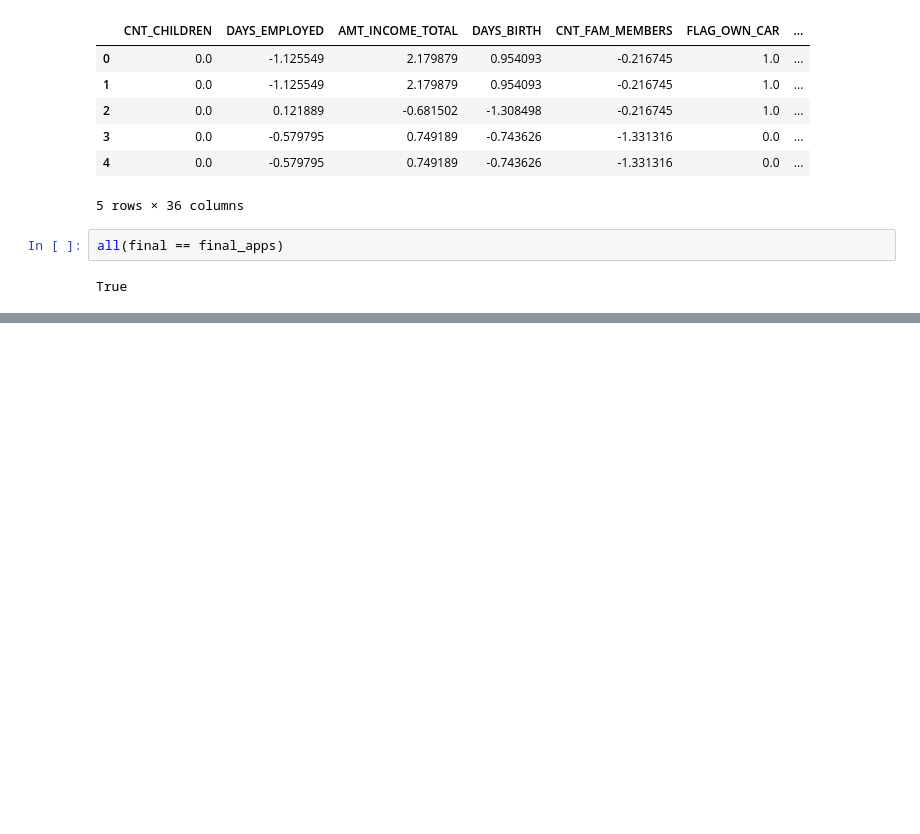
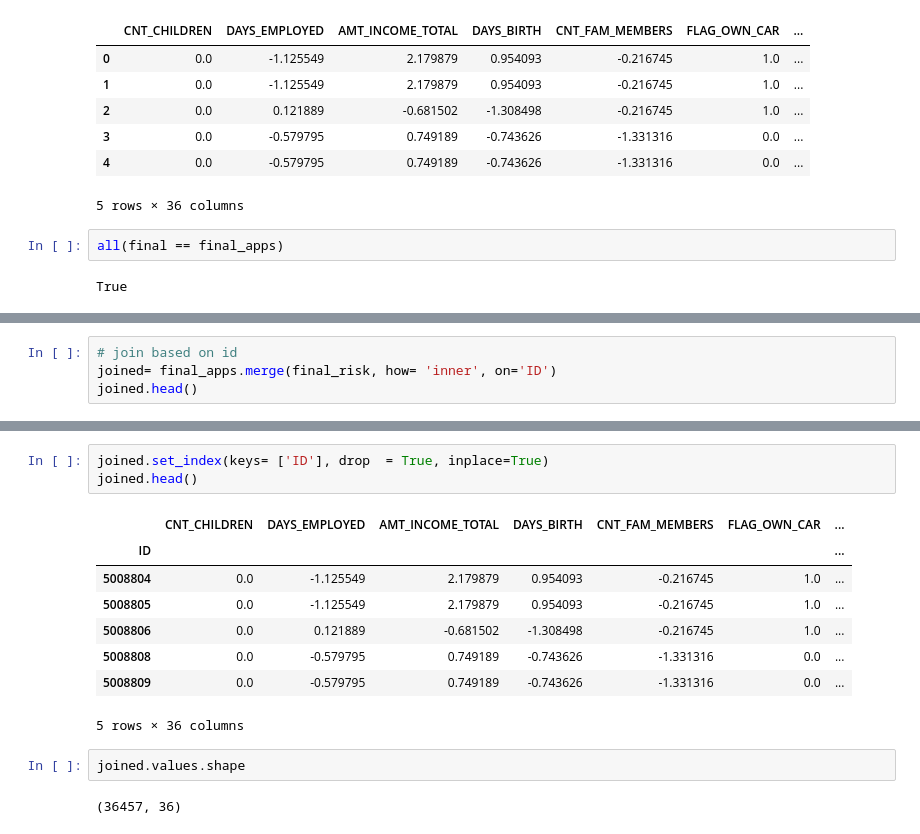
Before and after one commit to mgit00/Customer_Risk, a Jupyter notebook: data_exploration.ipynb, the cells around one changed output, grey strips where cells are left out. Drawn from its saved outputs; the diff is of its cells as text; blank space fills up the shorter version.

Commit message:
data processing pipeline is complete. joined dataset is made. all work for data processing is done. i can move onto working on the model files.

```diff
--- a/data_exploration.ipynb
+++ b/data_exploration.ipynb
@@ -1042,0 +1049,4 @@ True
+# %%
+# join based on id
+joined= final_apps.merge(final_risk, how= 'inner', on='ID')
+joined.head()
@@ -1042,0 +1101,16 @@ True
+# %%
+joined.set_index(keys= ['ID'], drop  = True, inplace=True)
+joined.head()
+# %% [output]
+|  | CNT_CHILDREN | DAYS_EMPLOYED | AMT_INCOME_TOTAL | DAYS_BIRTH | CNT_FAM_MEMBERS | FLAG_OWN_CAR | ... |
+| ID |  |  |  |  |  |  | ... |
+| 5008804 | 0.0 | -1.125549 | 2.179879 | 0.954093 | -0.216745 | 1.0 | ... |
+| 5008805 | 0.0 | -1.125549 | 2.179879 | 0.954093 | -0.216745 | 1.0 | ... |
+| 5008806 | 0.0 | 0.121889 | -0.681502 | -1.308498 | -0.216745 | 1.0 | ... |
+| 5008808 | 0.0 | -0.579795 | 0.749189 | -0.743626 | -1.331316 | 0.0 | ... |
+| 5008809 | 0.0 | -0.579795 | 0.749189 | -0.743626 | -1.331316 | 0.0 | ... |
+5 rows × 36 columns
+# %%
+joined.values.shape
+# %% [output]
+(36457, 36)
```
Also changed, not shown: parts of 5 cells of this notebook, 5 other files.
